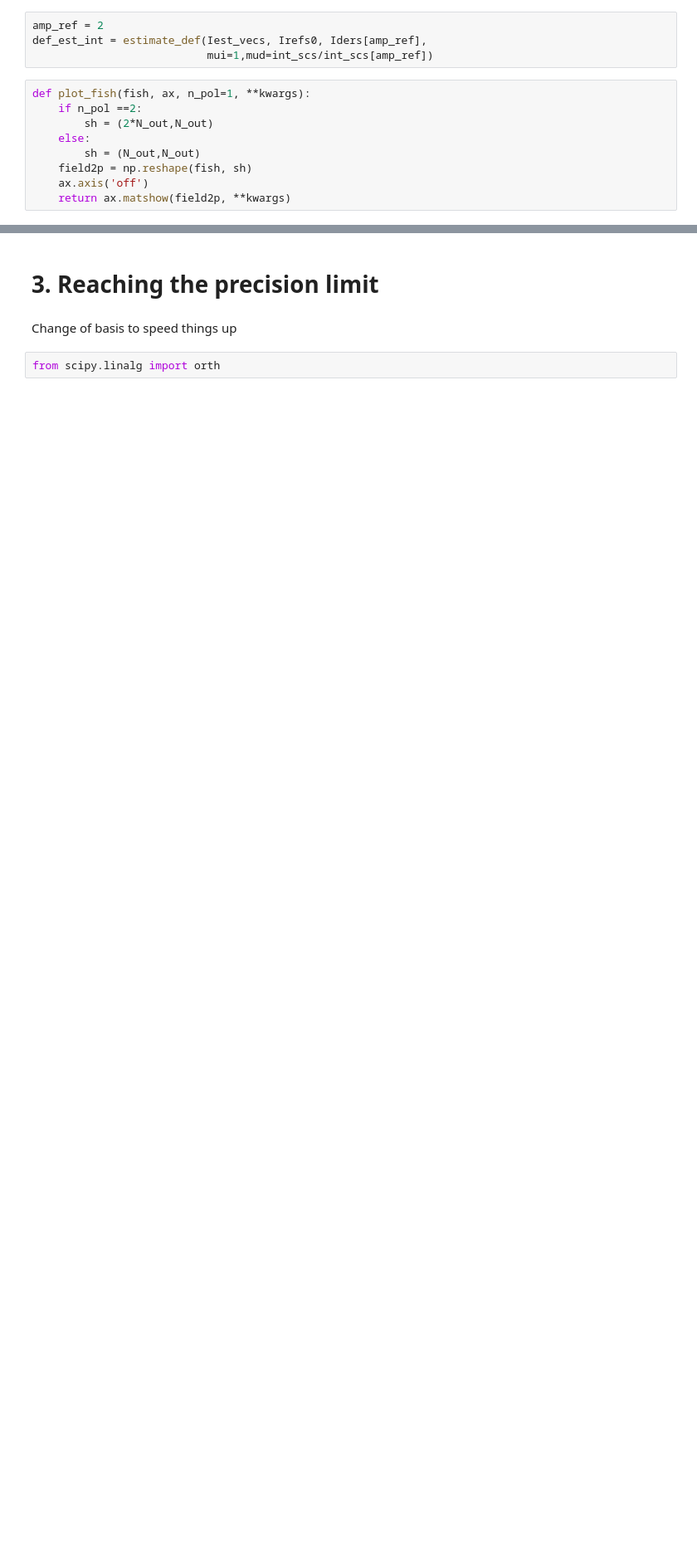
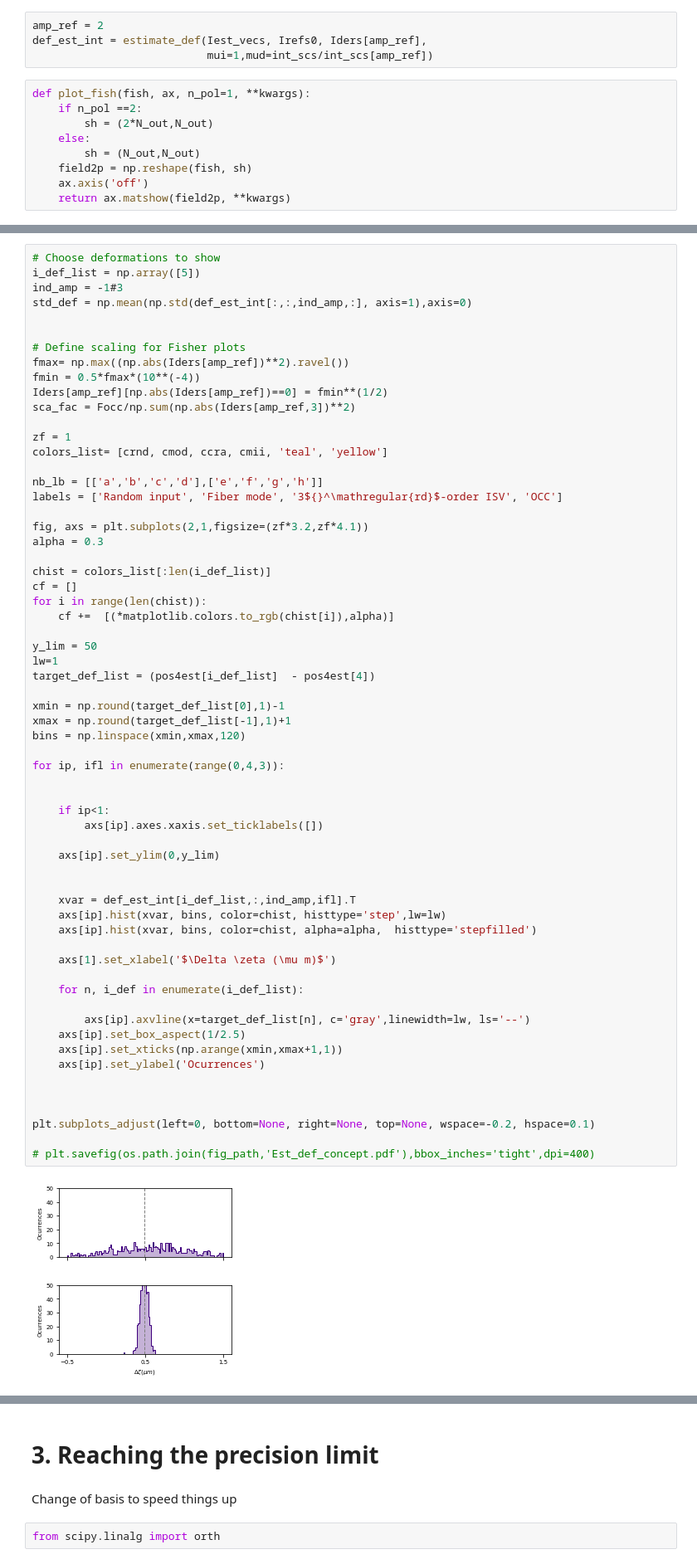
Before and after one commit to rodguti90/Article_PrecisionLimitTensorWFS, a Jupyter notebook: Crashing_disorder_figuresSI.ipynb, the cells around one changed output, grey strips where cells are left out. Shown at 83% size. Drawn from its saved outputs; the diff is of its cells as text; blank space fills up the shorter version.

```diff
--- a/Crashing_disorder_figuresSI.ipynb
+++ b/Crashing_disorder_figuresSI.ipynb
@@ -547,0 +575,64 @@ plt.savefig(os.path.join(fig_path,'Est_def.pdf'),bbox_inches='tight',dpi=400)
+# %%
+# Choose deformations to show
+i_def_list = np.array([5])
+ind_amp = -1#3
+std_def = np.mean(np.std(def_est_int[:,:,ind_amp,:], axis=1),axis=0)
+
+
+# Define scaling for Fisher plots
+fmax= np.max((np.abs(Iders[amp_ref])**2).ravel())
+fmin = 0.5*fmax*(10**(-4))
+Iders[amp_ref][np.abs(Iders[amp_ref])==0] = fmin**(1/2)
+sca_fac = Focc/np.sum(np.abs(Iders[amp_ref,3])**2)
+
+zf = 1
+colors_list= [crnd, cmod, ccra, cmii, 'teal', 'yellow']
+
+nb_lb = [['a','b','c','d'],['e','f','g','h']]
+labels = ['Random input', 'Fiber mode', '3${}^\mathregular{rd}$-order ISV', 'OCC']
+
+fig, axs = plt.subplots(2,1,figsize=(zf*3.2,zf*4.1))
+alpha = 0.3
+
+chist = colors_list[:len(i_def_list)]
+cf = []
+for i in range(len(chist)):
+    cf +=  [(*matplotlib.colors.to_rgb(chist[i]),alpha)]
+
+y_lim = 50
+lw=1
+target_def_list = (pos4est[i_def_list]  - pos4est[4])
+
+xmin = np.round(target_def_list[0],1)-1
+xmax = np.round(target_def_list[-1],1)+1
+bins = np.linspace(xmin,xmax,120)
+
+for ip, ifl in enumerate(range(0,4,3)):
+
+
+    if ip<1:
+        axs[ip].axes.xaxis.set_ticklabels([])
+
+    axs[ip].set_ylim(0,y_lim)
+
+
+    xvar = def_est_int[i_def_list,:,ind_amp,ifl].T
+    axs[ip].hist(xvar, bins, color=chist, histtype='step',lw=lw)
+    axs[ip].hist(xvar, bins, color=chist, alpha=alpha,  histtype='stepfilled')
+
+    axs[1].set_xlabel('$\Delta \zeta (\mu m)$')
+
+    for n, i_def in enumerate(i_def_list):
+
+        axs[ip].axvline(x=target_def_list[n], c='gray',linewidth=lw, ls='--')
+    axs[ip].set_box_aspect(1/2.5)
+    axs[ip].set_xticks(np.arange(xmin,xmax+1,1))
+    axs[ip].set_ylabel('Ocurrences')
+
+
+
+plt.subplots_adjust(left=0, bottom=None, right=None, top=None, wspace=-0.2, hspace=0.1)
+
+# plt.savefig(os.path.join(fig_path,'Est_def_concept.pdf'),bbox_inches='tight',dpi=400)
+# %% [output]
+[figure, added]
```
Also changed, not shown: parts of 36 cells of this notebook, 1 other file.
